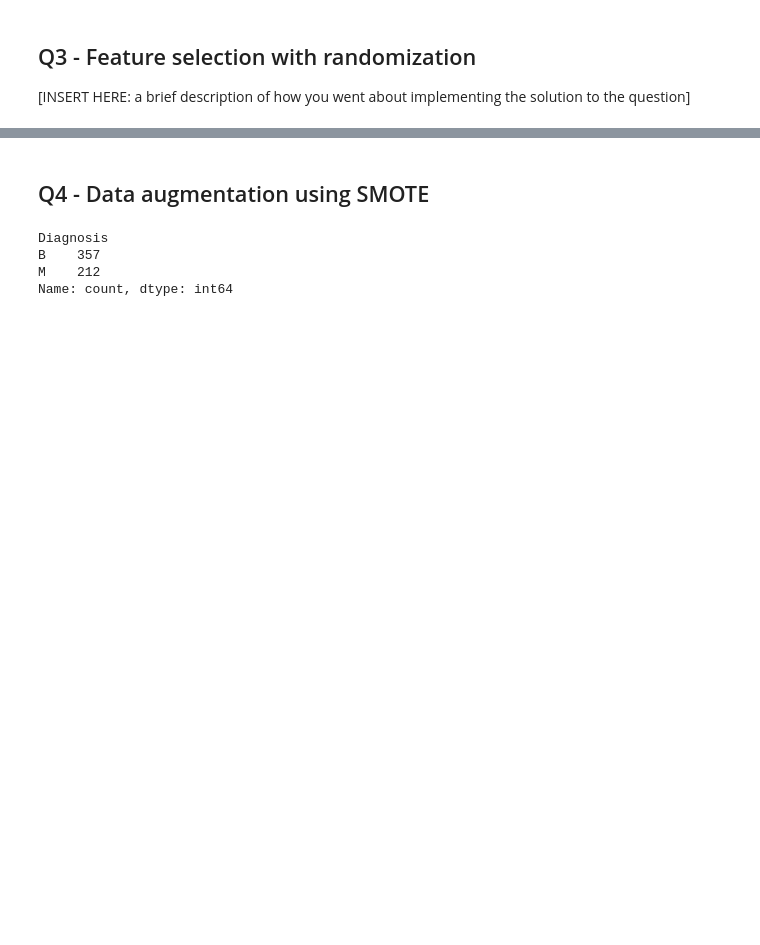
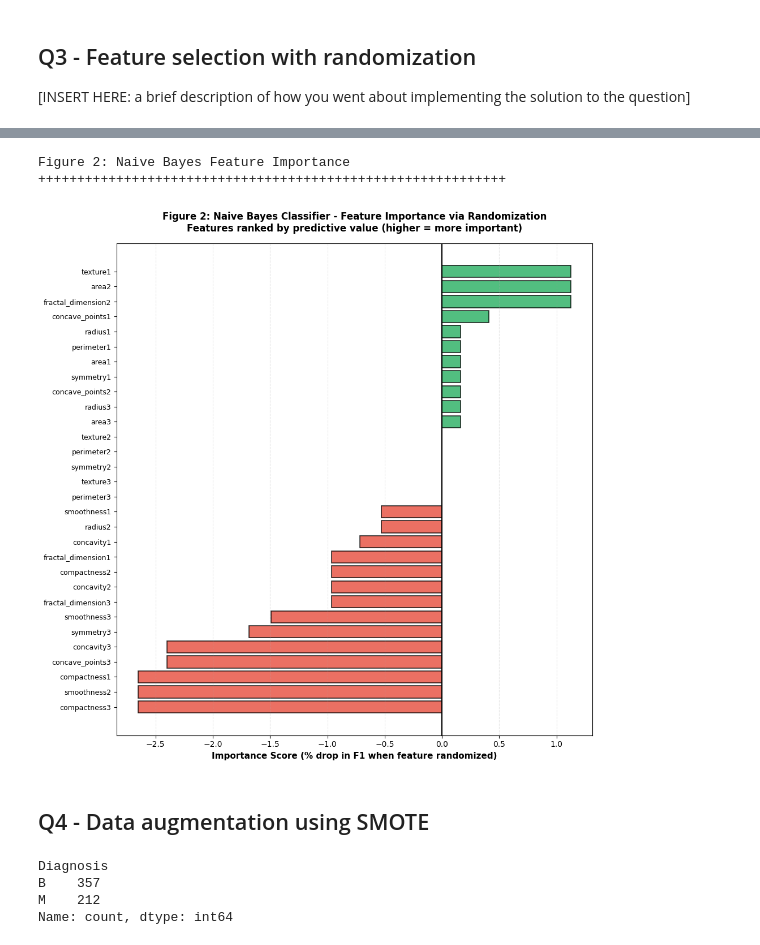
Before and after one commit to Vishvaditya/CS235_Data_Mining_Project, a Jupyter notebook: Course_Project.ipynb, the cells around one changed output, grey strips where cells are left out. Cells and saved outputs as stored; diff of their text form; code cells hidden in the pictures; blank space fills up the shorter version.

```diff
--- a/Course_Project.ipynb
+++ b/Course_Project.ipynb
@@ -207,0 +695,18 @@ you went about implementing the solution to the question]
+# %%
+print("\n" + "+" * 80)
+print("NAIVE BAYES - Feature Importance Analysis")
+print("=" * 80)
+
+### calculate feature importances using Naive Bayes
+nb_importances, _, _ = feature_importance_randomization(
+    NaiveBayesClassifier,
+    X_data, y_encoded, feature_names,
+    test_size=0.8, n_folds=5, random_state=42
+)
+
+# display top features
+print("\n" + "-"*80)
+print("TOP 10 MOST IMPORTANT FEATURES (Naive Bayes):")
+print("=" * 80)
+for i, feat in enumerate(nb_importances[:10], 1):
+    print(f"{i:2d}. {feat['feature']:30s} - Importance: {feat['importance']:6.2f}%")
@@ -208,3 +763,32 @@ you went about implementing the solution to the question]
+# %%
+# FIGURE 2: Naive Bayes Feature Importance
+print("Figure 2: Naive Bayes Feature Importance")
+print("+" * 60)
+
+nb_features = [f['feature'] for f in nb_importances]
+nb_scores = [f['importance'] for f in nb_importances]
+
+## color code: green for positive, red for negative importance
+colors_nb = ['#27ae60' if score > 0 else '#e74c3c' for score in nb_scores]
+
+# create the second figure
+plt.figure(figsize=(10, 10))
+plt.barh(range(len(nb_features)), nb_scores, color=colors_nb, alpha=0.8, edgecolor='black', linewidth=1.2)
+plt.yticks(range(len(nb_features)), nb_features, fontsize=9)
+plt.xlabel('Importance Score (% drop in F1 when feature randomized)', fontsize=11, fontweight='bold')
+plt.title('Figure 2: Naive Bayes Classifier - Feature Importance via Randomization\n' +
+          'Features ranked by predictive value (higher = more important)',
+          fontsize=12, fontweight='bold', pad=15)
+plt.grid(axis='x', alpha=0.3, linestyle='--')
+### add vertical reference line at zero
+plt.axvline(x=0, color='black', linewidth=1.5)
+plt.gca().invert_yaxis()  # most important features at top
+plt.tight_layout()
+plt.show()
+# %% [output]
+Figure 2: Naive Bayes Feature Importance
+++++++++++++++++++++++++++++++++++++++++++++++++++++++++++++
+[figure, added]
 # %% [markdown]
 ## Q4 - Data augmentation using SMOTE
 # %%
```
Also changed, not shown: parts of 17 cells of this notebook.
